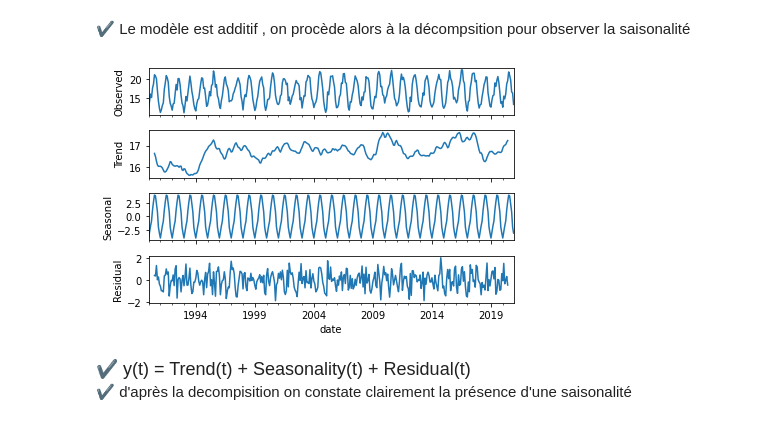
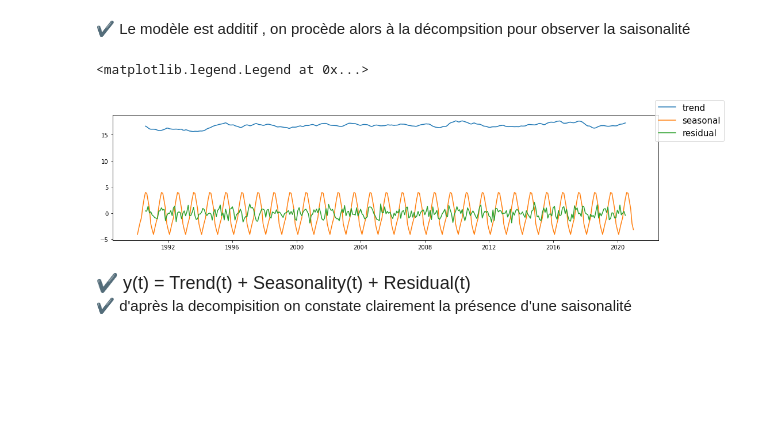
Before and after one commit to Hamid-abdellaoui/Crop-yield-prediction, a Jupyter notebook: croprediction.ipynb, the cells around one changed output. Saved outputs shown, nothing was run; the diff lists cells and outputs as text; code cells hidden in the pictures; blank space fills up the shorter version.

```diff
--- a/croprediction.ipynb
+++ b/croprediction.ipynb
@@ -257,11 +258,16 @@ warnings.filterwarnings("ignore")
 #### 2.3.1 Saisonalité
 # %% [markdown]
 ✔ Le modèle est additif , on procède alors à la décompsition pour observer la saisonalité
-# %%
-result = seasonal_decompose(temperature['tavg'],model='add')
-result.plot();
-# %% [output]
-[figure, removed]
+# %%
+result = seasonal_decompose(temperature['tavg'],model='add')
+fig, ax =plt.subplots(figsize=(17, 4))
+plt.plot(result.trend, label='trend');
+plt.plot(result.seasonal, label='seasonal');
+plt.plot(result.resid, label='residual');
+fig.legend(fontsize=15)
+# %% [output]
+<matplotlib.legend.Legend at 0x...>
+[figure, added]
 # %% [markdown]
 <font size=4>✔ y(t)  =  Trend(t) + Seasonality(t) + Residual(t) </font> <br>
 ✔ d'après la decompisition on constate clairement la présence d'une saisonalité
```
Also changed, not shown: parts of 67 cells of this notebook.
